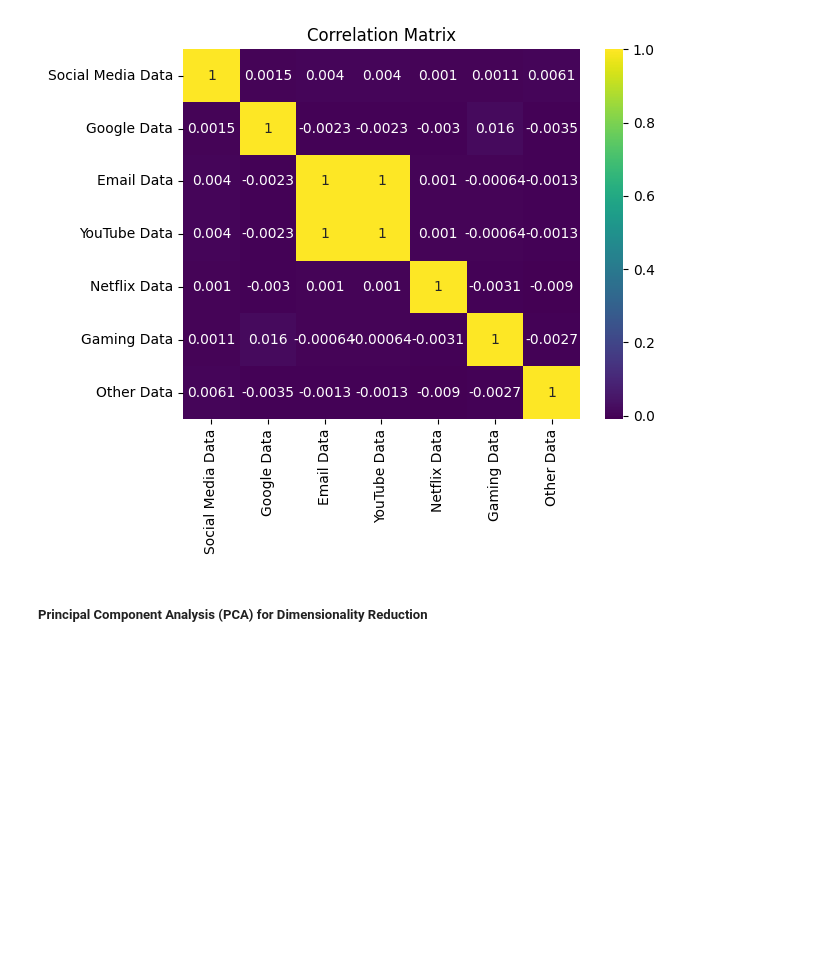
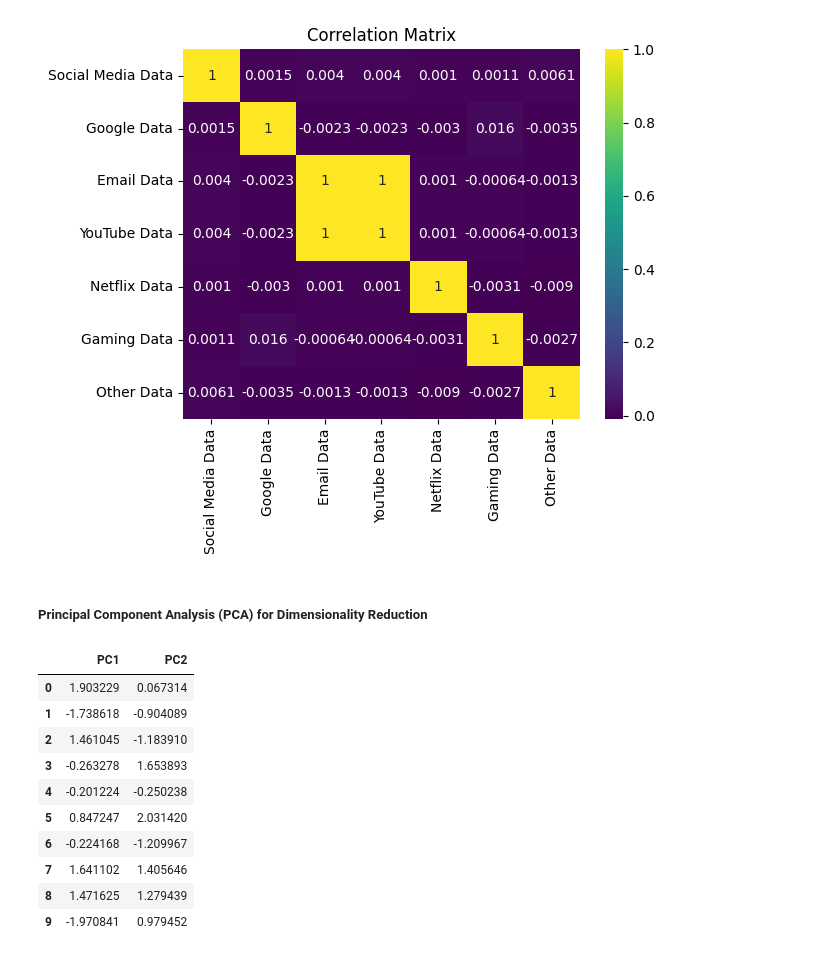
Before and after one commit to Ofgeha-Gelana/telco-profitability-study, a Jupyter notebook: notebooks/user_overview Analysis.ipynb, the cells around one changed output. Drawn from its saved outputs; the diff is of its cells as text; code cells hidden in the pictures; blank space fills up the shorter version.

```diff
--- a/notebooks/user_overview Analysis.ipynb
+++ b/notebooks/user_overview Analysis.ipynb
@@ -166,3 +166,17 @@ principal_components = pca.fit_transform(data_standardized)
 principal_df = pd.DataFrame(data=principal_components, columns=['PC1', 'PC2'])
 
 final_df = pd.concat([principal_df, xdr_data], axis=1)
+# %%
+principal_df.head(10)
+# %% [output]
+|  | PC1 | PC2 |
+| 0 | 1.903229 | 0.067314 |
+| 1 | -1.738618 | -0.904089 |
+| 2 | 1.461045 | -1.183910 |
+| 3 | -0.263278 | 1.653893 |
+| 4 | -0.201224 | -0.250238 |
+| 5 | 0.847247 | 2.031420 |
+| 6 | -0.224168 | -1.209967 |
+| 7 | 1.641102 | 1.405646 |
+| 8 | 1.471625 | 1.279439 |
+| 9 | -1.970841 | 0.979452 |
```
Also changed, not shown: parts of 1 cell of this notebook, 2 other files.
